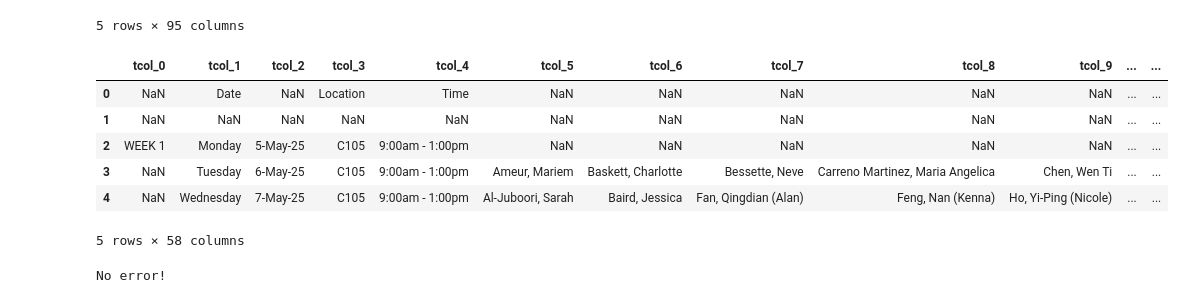
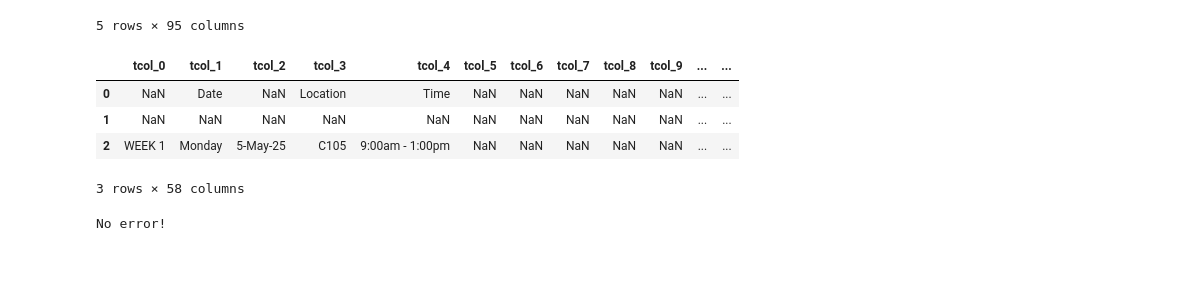
Before and after one commit to taikuchou/personal_sample, a Jupyter notebook: tcm_student_clinical_shifts/tcm_shifts.ipynb, the cells around one changed output. Drawn from its saved outputs; the diff is of its cells as text; code cells hidden in the pictures; blank space fills up the shorter version.

```diff
--- a/tcm_student_clinical_shifts/tcm_shifts.ipynb
+++ b/tcm_student_clinical_shifts/tcm_shifts.ipynb
@@ -18,18 +22,16 @@ df.head()
 # %%
 # transpose
 df_transposed = df.T
 df_transposed.columns = [f'tcol_{i}' for i in range(df_transposed.shape[1])]
 df_transposed.index = [i for i in range(df_transposed.shape[0])]
 df_transposed = df_transposed[[f'tcol_{i}' for i in range(58)]]
-df_transposed.head()
+df_transposed.head(3)
 # %% [output]
 |  | tcol_0 | tcol_1 | tcol_2 | tcol_3 | tcol_4 | tcol_5 | tcol_6 | tcol_7 | tcol_8 | tcol_9 | ... | ... |
 | 0 | NaN | Date | NaN | Location | Time | NaN | NaN | NaN | NaN | NaN | ... | ... |
 | 1 | NaN | NaN | NaN | NaN | NaN | NaN | NaN | NaN | NaN | NaN | ... | ... |
 | 2 | WEEK 1 | Monday | 5-May-25 | C105 | 9:00am - 1:00pm | NaN | NaN | NaN | NaN | NaN | ... | ... |
-| 3 | NaN | Tuesday | 6-May-25 | C105 | 9:00am - 1:00pm | Ameur, Mariem | Baskett, Charlotte | Bessette, Neve | Carreno Martinez, Maria Angelica | Chen, Wen Ti | ... | ... |
-| 4 | NaN | Wednesday | 7-May-25 | C105 | 9:00am - 1:00pm | Al-Juboori, Sarah | Baird, Jessica | Fan, Qingdian (Alan) | Feng, Nan (Kenna) | Ho, Yi-Ping (Nicole) | ... | ... |
-5 rows × 58 columns
+3 rows × 58 columns
 # %%
 # set parsing scope
 am_shift_index = [f'tcol_{i}' for i in range(5,34)]
```
Also changed, not shown: parts of 13 cells of this notebook.
